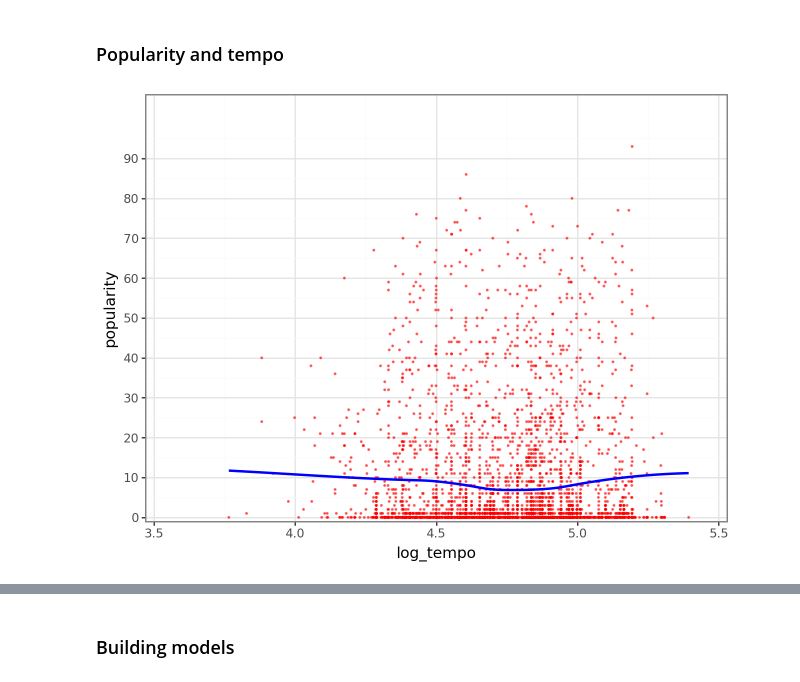
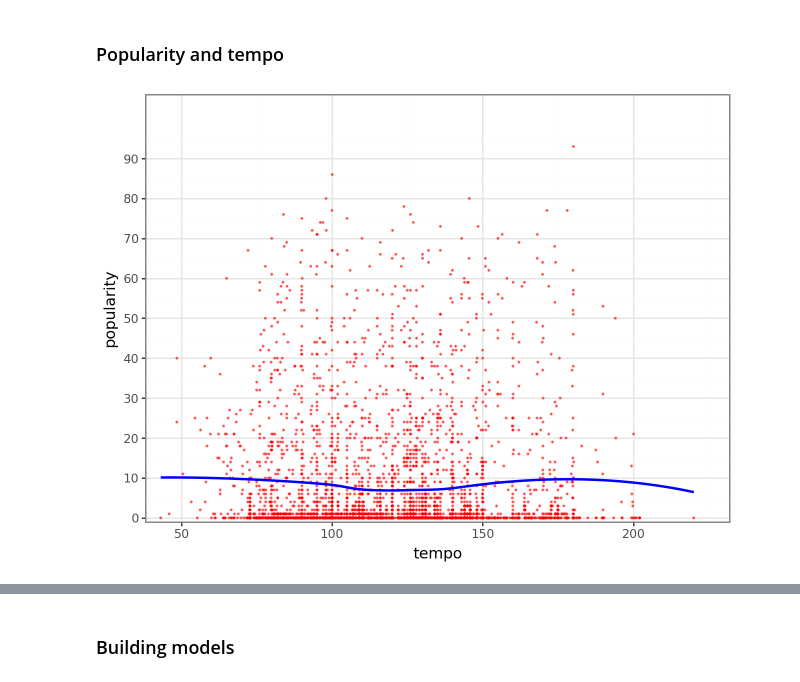
Before and after one commit to Anton21a/Data_Analysis, a Jupyter notebook: Assignment2.ipynb, the cells around one changed output, grey strips where cells are left out. Drawn from its saved outputs; the diff is of its cells as text; code cells hidden in the pictures.

```diff
--- a/Assignment2.ipynb
+++ b/Assignment2.ipynb
@@ -234,22 +252,22 @@ plot
 # %%
 data['log_tempo'] = np.log(data['tempo'])
 # %%
-i = 'log_tempo'
+i = 'tempo'
 plot = (
     ggplot(data=data)
     + geom_point(aes(x = i, y = "popularity"), color = "red", size = 0.2, alpha = 0.5)
     + geom_smooth(aes(x = i, y = "popularity"), method = "loess", color = 'blue', se=False)
     + expand_limits(x = 0.01, y = 0.01)
-    + scale_x_continuous(expand=(0.01, 0.01), limits=(3.5, 5.5))
+    + scale_x_continuous(expand=(0.01, 0.01), limits=(40, 230))
     + scale_y_continuous(
         expand=(0.01, 0.01), limits=(0, 105), breaks=np.arange(0, 100, 10)
     )
     + labs(x = i, y = "popularity")
     + theme_bw()
 )
 plot
 # %% [output]
-[figure, old version]
+[figure, new version]
 # %%
 data['language'] = data['language'].astype('category')
 
```
Also changed, not shown: parts of 16 cells of this notebook.
